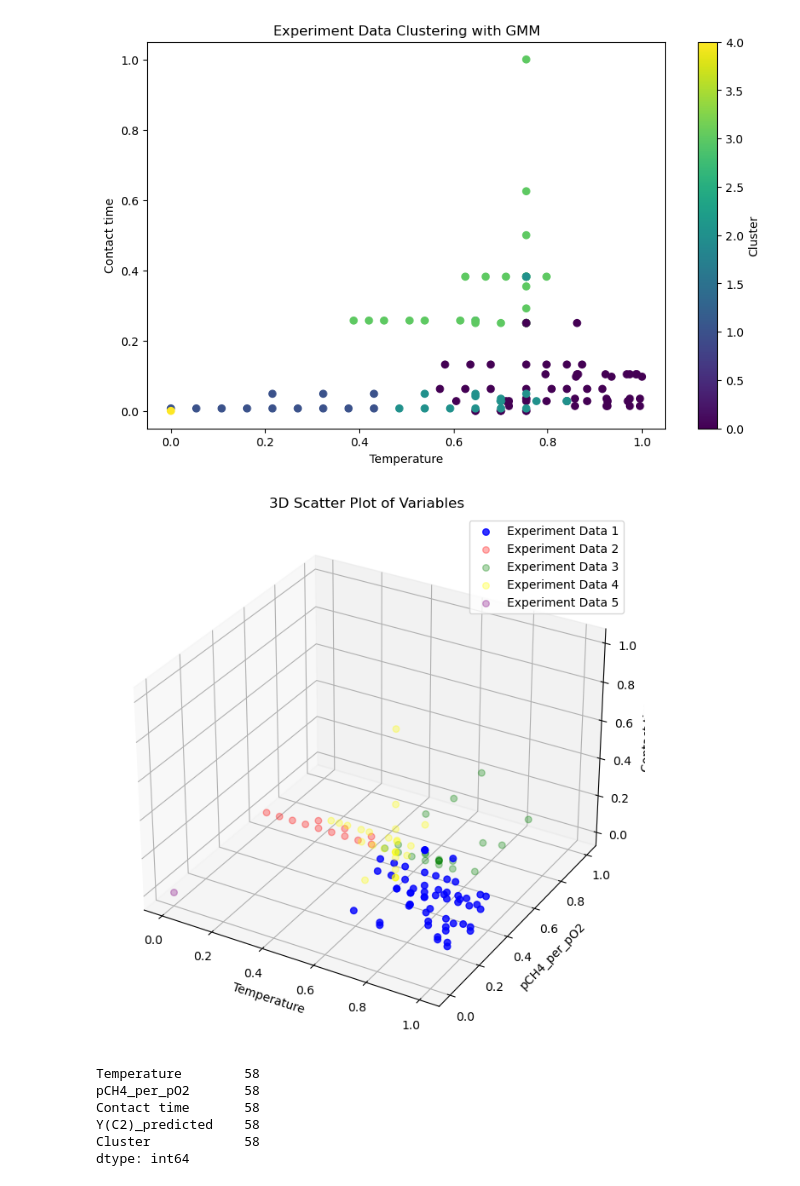
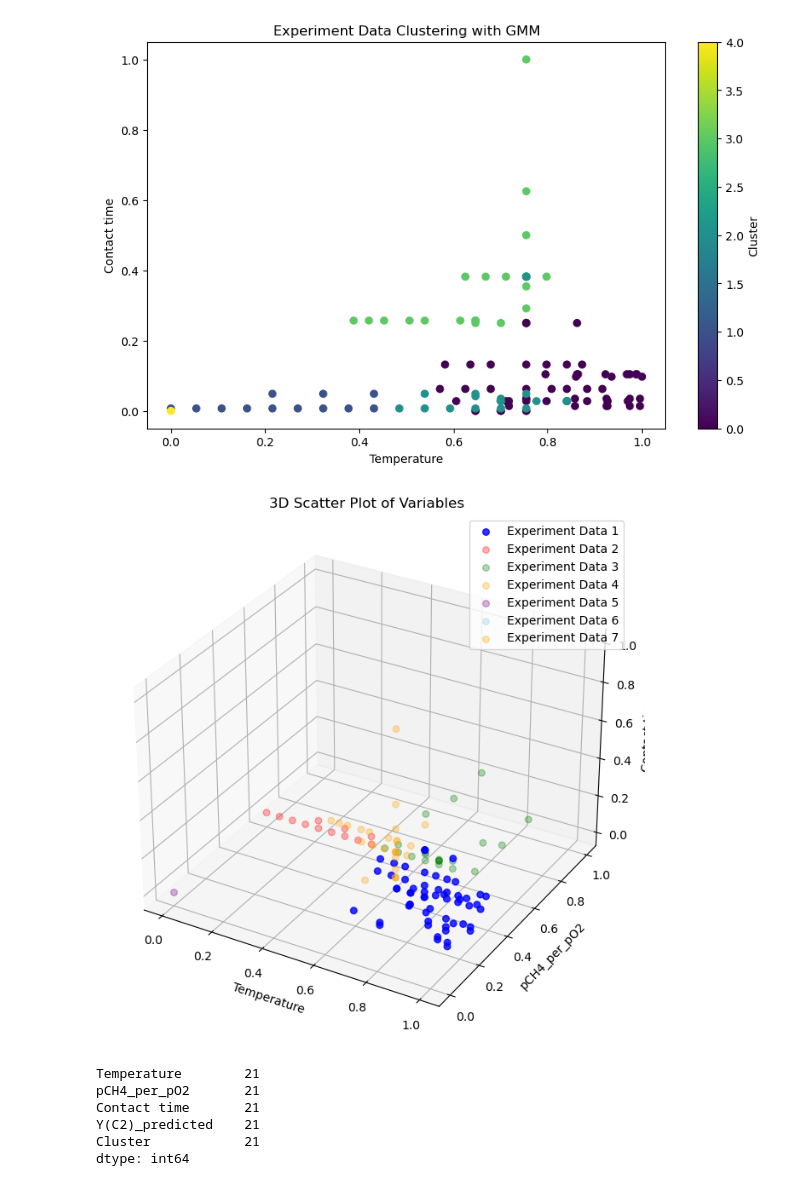
Before and after one commit to jsjong98/Catalyst-AI, a Jupyter notebook: New Code/Data_split.ipynb, the cells around one changed output. Drawn from its saved outputs; the diff is of its cells as text; code cells hidden in the pictures.

```diff
--- a/New Code/Data_split.ipynb
+++ b/New Code/Data_split.ipynb
@@ -3,7 +3,7 @@ import pandas as pd
 from sklearn.preprocessing import MinMaxScaler
 
 # Load the dataset
-file_path = r'C:\Users\OJH\OneDrive\SKKU\연구자료\Catalyst AI\New Database\Na_W_Mn_Cat_preprocess_interpolation.csv'  # Replace with the path to your file
+file_path = r'C:\Users\OJH\OneDrive\SKKU\연구자료\Catalyst AI_rev\New Database\Na_W_Mn_Cat_preprocess_interpolation.csv'  # Replace with the path to your file
 data = pd.read_csv(file_path)
 # %%
 data.drop(['Unnamed: 0'], axis=1, inplace=True)
@@ -127,6 +132,8 @@ scaled_experiment_data_1 = scaled_experiment_data[scaled_experiment_data['Cluste
 scaled_experiment_data_2 = scaled_experiment_data[scaled_experiment_data['Cluster'] == 2]
 scaled_experiment_data_3 = scaled_experiment_data[scaled_experiment_data['Cluster'] == 3]
 scaled_experiment_data_4 = scaled_experiment_data[scaled_experiment_data['Cluster'] == 4]
+scaled_experiment_data_5 = scaled_experiment_data[scaled_experiment_data['Cluster'] == 5]
+scaled_experiment_data_6 = scaled_experiment_data[scaled_experiment_data['Cluster'] == 6]
 # %%
 import matplotlib.pyplot as plt
 from mpl_toolkits.mplot3d import Axes3D
@@ -135,35 +142,43 @@ fig = plt.figure(figsize=(10, 8))
 ax = fig.add_subplot(111, projection='3d')
 
 # Plotting the interpolation data with lower transparency
 ax.scatter(scaled_experiment_data_0['Temperature'], scaled_experiment_data_0['pCH4_per_pO2'], scaled_experiment_data_0['Contact time'],
            color='blue', label='Experiment Data 1', s=30, alpha=0.8)
 
 # Plotting the extrapolation data with higher transparency
 ax.scatter(scaled_experiment_data_1['Temperature'], scaled_experiment_data_1['pCH4_per_pO2'], scaled_experiment_data_1['Contact time'],
            color='red', label='Experiment Data 2', s=30, alpha=0.3)
 
 ax.scatter(scaled_experiment_data_2['Temperature'], scaled_experiment_data_2['pCH4_per_pO2'], scaled_experiment_data_2['Contact time'],
               color='green', label='Experiment Data 3', s=30, alpha=0.3)
 
 ax.scatter(scaled_experiment_data_3['Temperature'], scaled_experiment_data_3['pCH4_per_pO2'], scaled_experiment_data_3['Contact time'],
-              color='yellow', label='Experiment Data 4', s=30, alpha=0.3)
+              color='orange', label='Experiment Data 4', s=30, alpha=0.3)
 
 ax.scatter(scaled_experiment_data_4['Temperature'], scaled_experiment_data_4['pCH4_per_pO2'], scaled_experiment_data_4['Contact time'],
                 color='purple', label='Experiment Data 5', s=30, alpha=0.3)
+
+ax.scatter(scaled_experiment_data_5['Temperature'], scaled_experiment_data_5['pCH4_per_pO2'], scaled_experiment_data_4['Contact time'],
+                color='skyblue', label='Experiment Data 6', s=30, alpha=0.3)
+
+ax.scatter(scaled_experiment_data_6['Temperature'], scaled_experiment_data_6['pCH4_per_pO2'], scaled_experiment_data_4['Contact time'],
+                color='orange', label='Experiment Data 7', s=30, alpha=0.3)
+
+
 
 # Setting labels and title
 ax.set_xlabel('Temperature')
 ax.set_ylabel('pCH4_per_pO2')
 ax.set_zlabel('Contact time')
 ax.set_title('3D Scatter Plot of Variables')
 
 # Adding a legend
 ax.legend()
 
 # Showing the plot
 plt.show()
 # %% [output]
-[figure, old version]
+[figure, new version]
 # %%
 import plotly.graph_objects as go
 
@@ -256,11 +285,11 @@ fig.update_layout(
 
 fig.show()
 # %%
-scaled_experiment_data_0.count()
+scaled_experiment_data_2.count()
 # %% [output]
-Temperature        58
-pCH4_per_pO2       58
-Contact time       58
-Y(C2)_predicted    58
-Cluster            58
+Temperature        21
+pCH4_per_pO2       21
+Contact time       21
+Y(C2)_predicted    21
+Cluster            21
 dtype: int64
```
Also changed, not shown: parts of 20 cells of this notebook, 2 other files.
